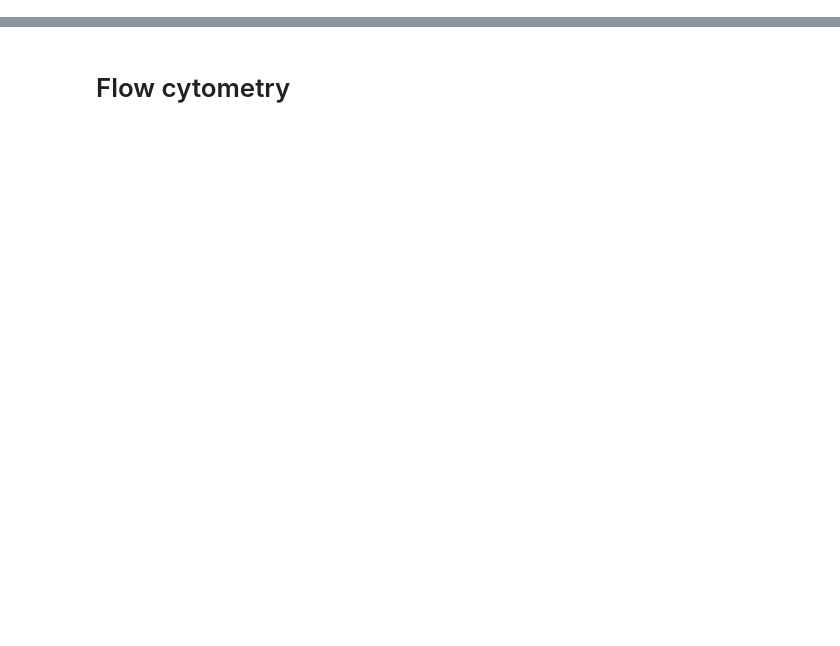
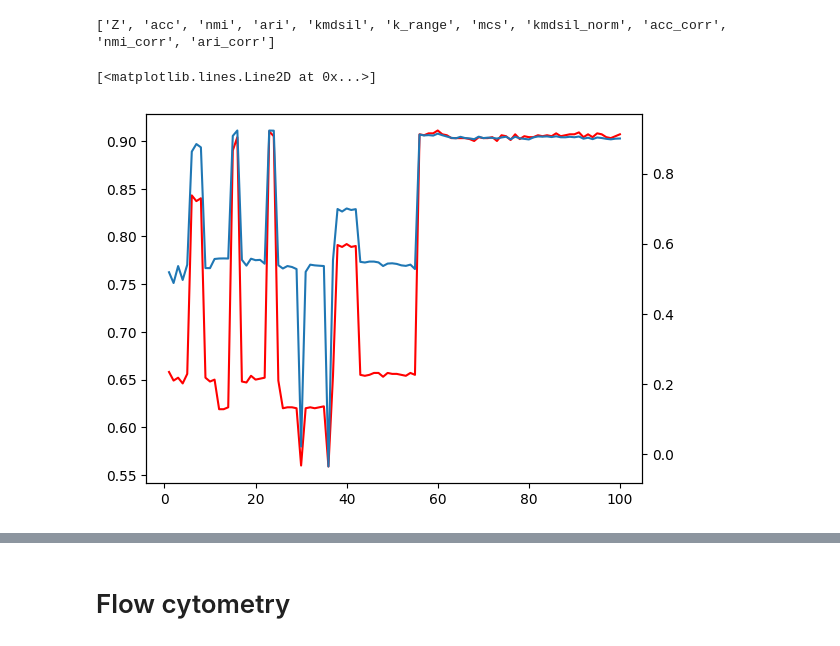
Before and after one commit to KaplanLab/KMDHierarchicalClustering, a Jupyter notebook: scripts/large_tsne_plots.ipynb, the cells around one changed output, grey strips where cells are left out. Saved outputs shown, nothing was run; the diff lists cells and outputs as text; code cells hidden in the pictures; blank space fills up the shorter version.

Commit message:
Clean up large_tsne_plots notebook

```diff
--- a/scripts/large_tsne_plots.ipynb
+++ b/scripts/large_tsne_plots.ipynb
@@ -17,0 +19,2 @@ import pandas as pd
+# %%
+moons_wide = np.load("toy_ds/moons_wide/sil_scores_wide_moons_noisy_seed5.npz")
@@ -17,0 +32,9 @@ import pandas as pd
+# %%
+print(list(moons_wide.keys()))
+plt.plot(moons_wide['k_range'][::1], moons_wide['acc'][::1], c='red')
+ax2 = plt.gca().twinx()
+ax2.plot(moons_wide['k_range'][::1], moons_wide['kmdsil_norm'][::1])
+# %% [output]
+['Z', 'acc', 'nmi', 'ari', 'kmdsil', 'k_range', 'mcs', 'kmdsil_norm', 'acc_corr', 'nmi_corr', 'ari_corr']
+[<matplotlib.lines.Line2D at 0x...>]
+[figure, added]
```
Also changed, not shown: parts of 24 cells of this notebook.
